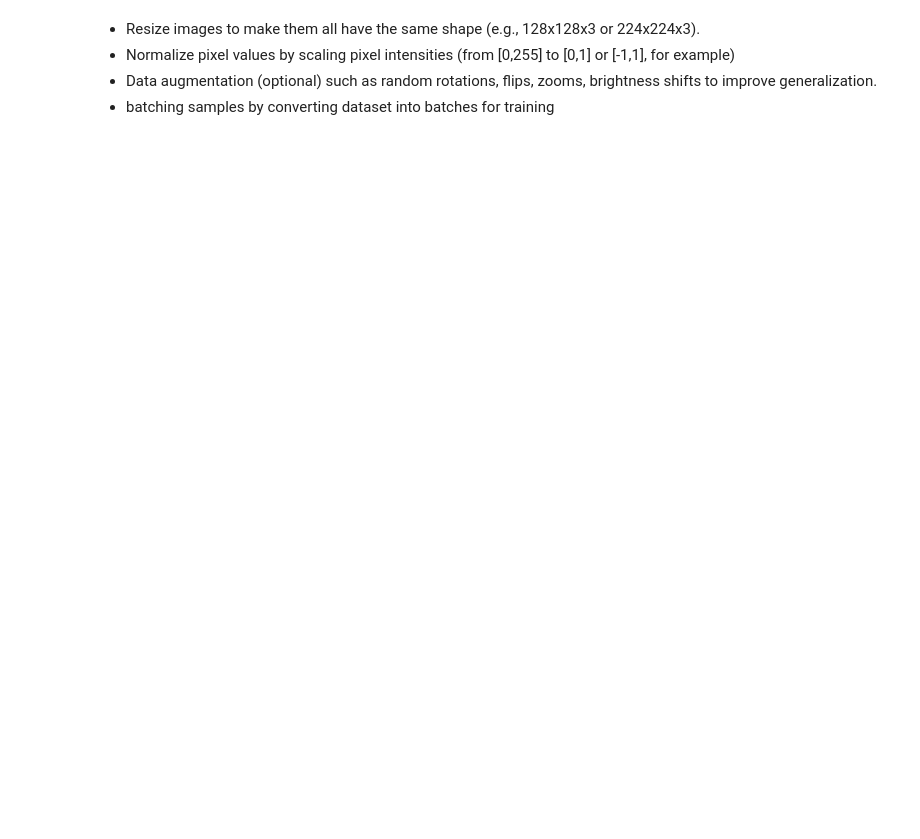
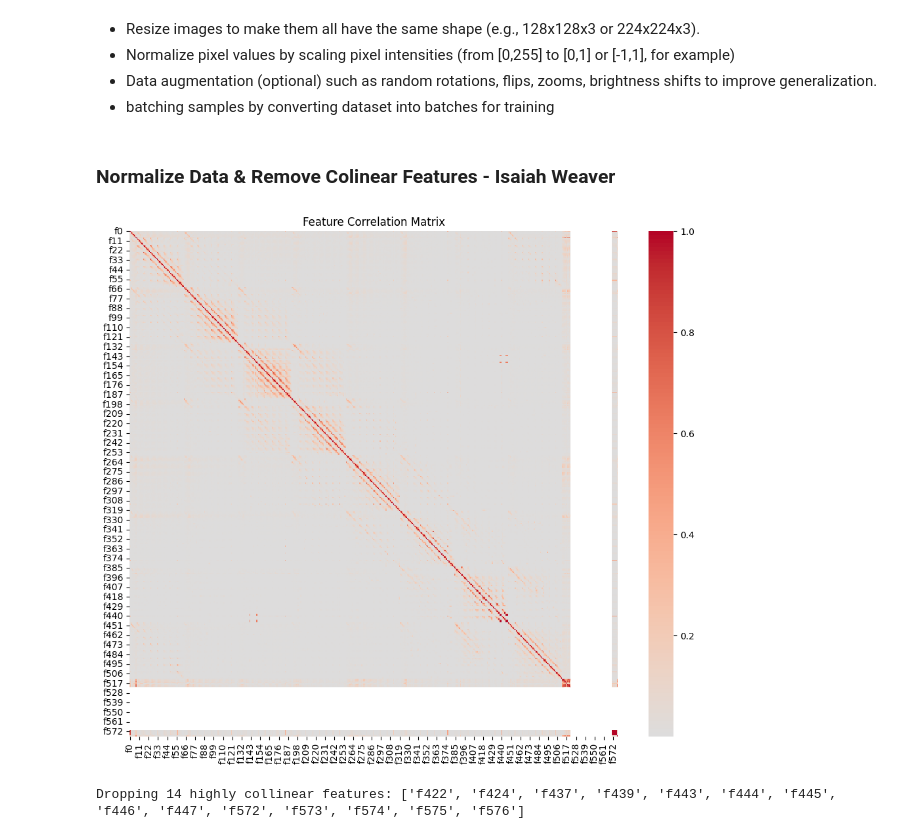
Before and after one commit to yvessong23/ML-TEAM-15, a Jupyter notebook: Bin Buddies - COSC325 Project.ipynb, the cells around one changed output. Cells and saved outputs as stored; diff of their text form; code cells hidden in the pictures; blank space fills up the shorter version.

Commit message:
Normalize and remove colinear features

```diff
--- a/Bin Buddies - COSC325 Project.ipynb
+++ b/Bin Buddies - COSC325 Project.ipynb
@@ -205,6 +206,53 @@ Extracted 578 features from cleaned/garbage-dataset-rgb/metal/metal_02693.jp
 * Normalize pixel values by scaling pixel intensities (from [0,255] to [0,1] or [-1,1], for example)
 * Data augmentation (optional) such as random rotations, flips, zooms, brightness shifts to improve generalization.
 * batching samples by converting dataset into batches for training
+# %% [markdown]
+### Normalize Data & Remove Colinear Features  - Isaiah Weaver
+# %%
+import pandas as pd
+import numpy as np
+import seaborn as sns
+import matplotlib.pyplot as plt
+from sklearn.preprocessing import MinMaxScaler
+
+df = pd.read_csv("features.csv")
+
+# Separate features and labels
+feature_cols = [c for c in df.columns if c not in ["file_path", "label"]]
+X = df[feature_cols]
+y = df["label"]
+file_paths = df["file_path"]
+
+# Normalize features between 1 and 0
+scaler = MinMaxScaler()
+X_scaled = pd.DataFrame(scaler.fit_transform(X), columns=X.columns)
+
+# Compute correlation matrix
+corr_matrix = X_scaled.corr().abs()
+
+# Visualize
+plt.figure(figsize=(12,10))
+sns.heatmap(corr_matrix, cmap='coolwarm', center=0)
+plt.title("Feature Correlation Matrix")
+plt.show()
+
+# Identify and drop highly collinear features
+upper = corr_matrix.where(np.triu(np.ones(corr_matrix.shape), k=1).astype(bool))
+threshold = 0.9
+to_drop = [col for col in upper.columns if any(upper[col] > threshold)]
+print(f"Dropping {len(to_drop)} highly collinear features:", to_drop)
+
+X_reduced = X_scaled.drop(columns=to_drop)
+
+# re-Combine with labels and file paths
+df_clean = pd.concat([file_paths, y, X_reduced], axis=1)
+
+# Save cleaned CSV
+df_clean.to_csv("features_clean.csv", index=False)
+print(f"Final dataset has {X_reduced.shape[1]} features (down from {len(feature_cols)})")
+# %% [output]
+[figure, added]
+Dropping 14 highly collinear features: ['f422', 'f424', 'f437', 'f439', 'f443', 'f444', 'f445', 'f446', 'f447', 'f572', 'f573', 'f574', 'f575', 'f576']
 # %%
 def load_image(path):
 # %% [output]
```
Also changed, not shown: parts of 2 cells of this notebook, 1 other file.
